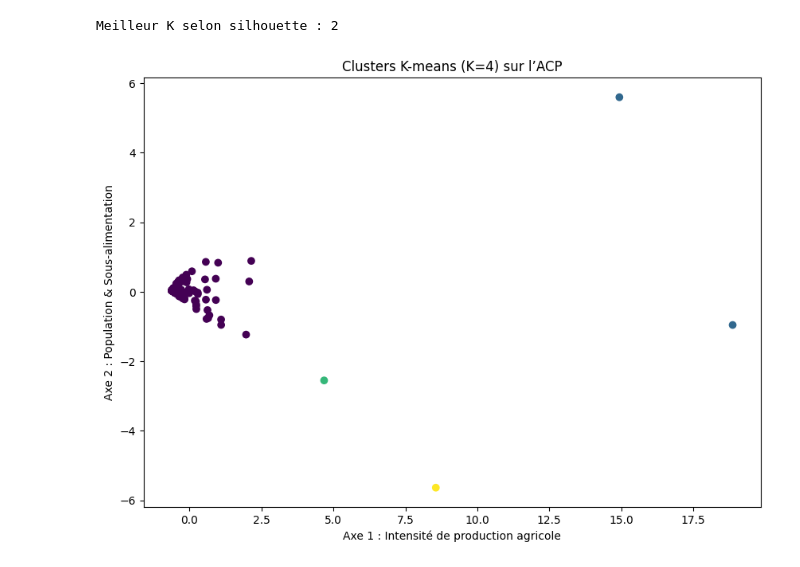
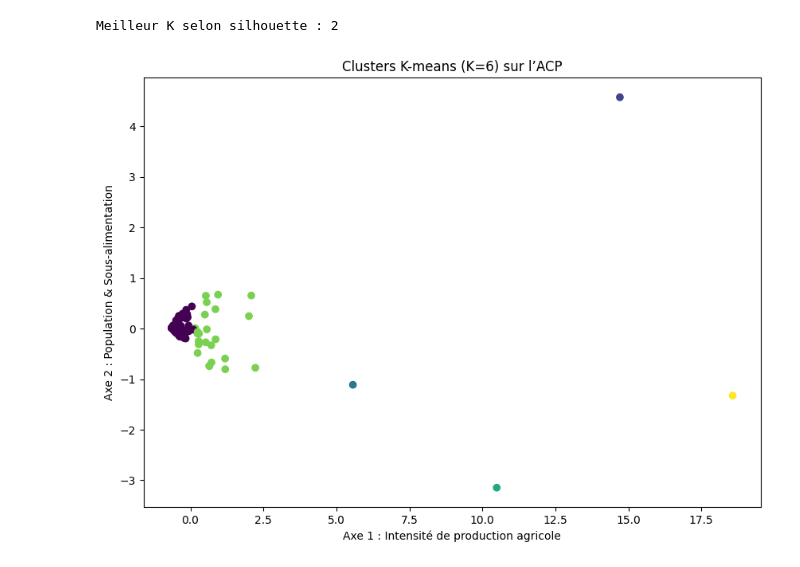
Before and after one commit to SIMPLON-DIST-Data-Analyst-211541/Hanna_Bief_FAO, a Jupyter notebook: FAO/ML_sousalimentation.ipynb, the cells around one changed output. Cells and saved outputs as stored; diff of their text form; code cells hidden in the pictures.

```diff
--- a/FAO/ML_sousalimentation.ipynb
+++ b/FAO/ML_sousalimentation.ipynb
@@ -250,17 +252,22 @@ Meilleur K selon silhouette : 2
 # %%
 from sklearn.cluster import KMeans
 
-kmeans = KMeans(n_clusters=4, random_state=42, n_init=10)
+kmeans = KMeans(n_clusters=6, random_state=42, n_init=10)
 labels = kmeans.fit_predict(X_scaled)
 
 df_final["cluster"] = labels
 # %%
+from sklearn.decomposition import PCA
+
+pca = PCA(n_components=2)
+composantes = pca.fit_transform(X_scaled)
+
 plt.figure(figsize=(10,7))
 plt.scatter(composantes[:,0], composantes[:,1], c=labels, cmap="viridis")
 plt.xlabel("Axe 1 : Intensité de production agricole")
 plt.ylabel("Axe 2 : Population & Sous-alimentation")
-plt.title("Clusters K-means (K=4) sur l’ACP")
+plt.title("Clusters K-means (K=6) sur l’ACP")
 plt.show()
 # %% [output]
-[figure, old version]
+[figure, new version]
 # %%
```
Also changed, not shown: parts of 23 cells of this notebook, 2 other files.
